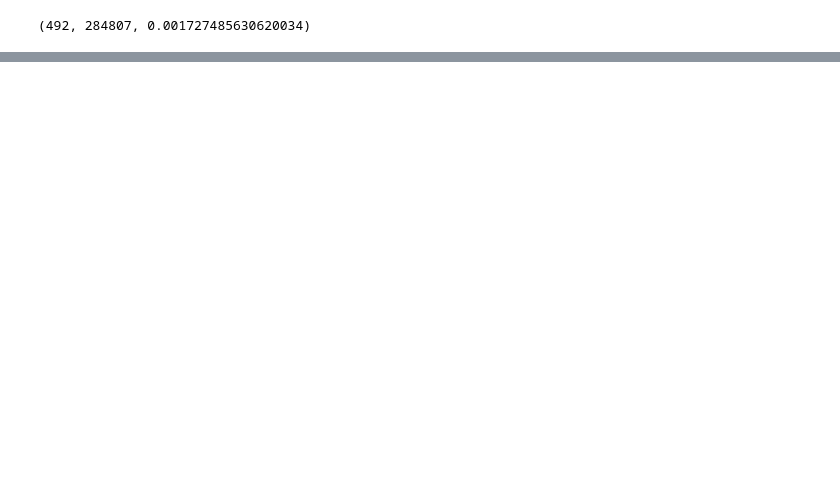
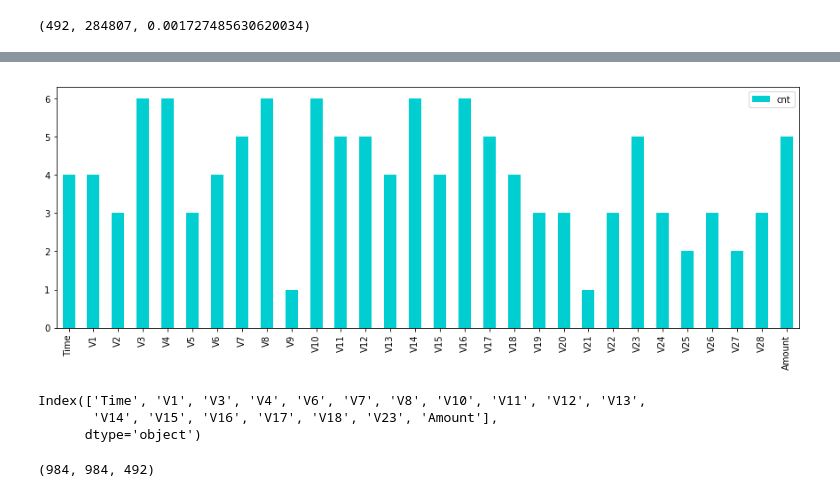
Before and after one commit to Gin04gh/datascience, a Jupyter notebook: kaggle_dataset_credit_card_fraud_detection/notebook.ipynb, the cells around one changed output, grey strips where cells are left out. Drawn from its saved outputs; the diff is of its cells as text; code cells hidden in the pictures; blank space fills up the shorter version.

```diff
--- a/kaggle_dataset_credit_card_fraud_detection/notebook.ipynb
+++ b/kaggle_dataset_credit_card_fraud_detection/notebook.ipynb
@@ -12,3 +20,16 @@ from imblearn import under_sampling, over_sampling
+# %%
+def generate_cmap(colors):
+
+    values = range(len(colors))
+    vmax = np.ceil(np.max(values))
+    color_list = []
+    for v, c in zip(values, colors):
+        color_list.append((v/vmax, c))
+    return matplotlib.colors.LinearSegmentedColormap.from_list('custom_cmap', color_list)
+
+base_color = 'darkturquoise'
+base_color2 = 'gray'
+cm = generate_cmap([base_color2, 'white', base_color])
 # %%
 df = pd.read_csv('./data/creditcard.csv')
 # %%
@@ -60,0 +88,9 @@ df['Class'].sum(), df['Class'].count(), df['Class'].sum() / df['Class'].count()
+# %%
+cols = df.columns.tolist()
+cols.remove('Class')
+
+positive_cnt = int(df['Class'].sum())
+rus = under_sampling.RandomUnderSampler(ratio={0:positive_cnt, 1:positive_cnt}, random_state=0)
+df_sampled_x, df_sampled_y = rus.fit_sample(df[cols], df[['Class']])
+
+len(df_sampled_x), len(df_sampled_y), df['Class'].sum()
@@ -60,0 +146,18 @@ df['Class'].sum(), df['Class'].count(), df['Class'].sum() / df['Class'].count()
+# %%
+df_rfe_cols_cnt.plot(kind='bar', color=base_color, figsize=(15, 5))
+plt.show()
+
+x_cols = df_rfe_cols_cnt[df_rfe_cols_cnt['cnt'] >= 4].index
+print(x_cols)
+
+positive_cnt = int(df['Class'].sum())
+rus = under_sampling.RandomUnderSampler(ratio={0:positive_cnt, 1:positive_cnt}, random_state=0)
+df_sampled_x, df_sampled_y = rus.fit_sample(df[x_cols], df[['Class']])
+
+len(df_sampled_x), len(df_sampled_y), df['Class'].sum()
+# %% [output]
+[figure, added]
+Index(['Time', 'V1', 'V3', 'V4', 'V6', 'V7', 'V8', 'V10', 'V11', 'V12', 'V13',
+       'V14', 'V15', 'V16', 'V17', 'V18', 'V23', 'Amount'],
+      dtype='object')
+(984, 984, 492)
```
Also changed, not shown: parts of 11 cells of this notebook.
